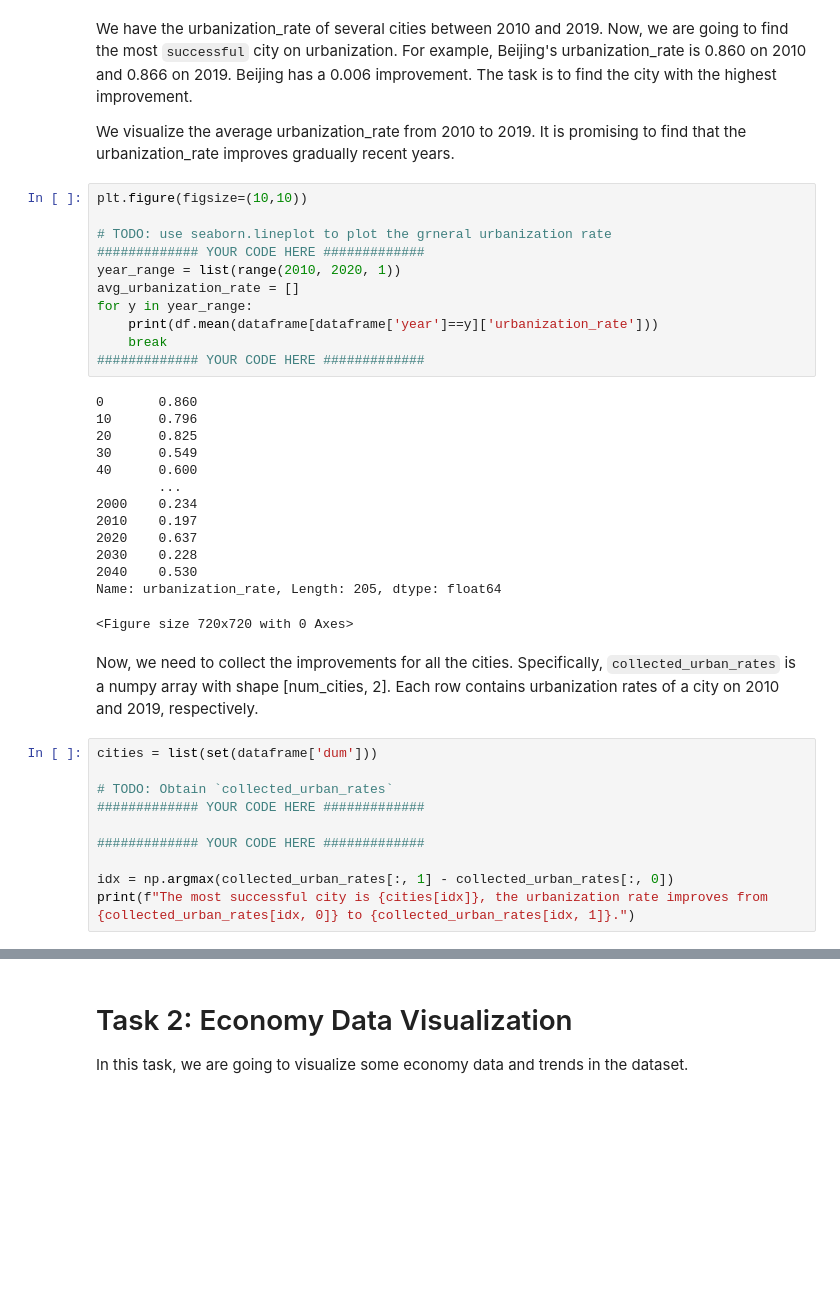
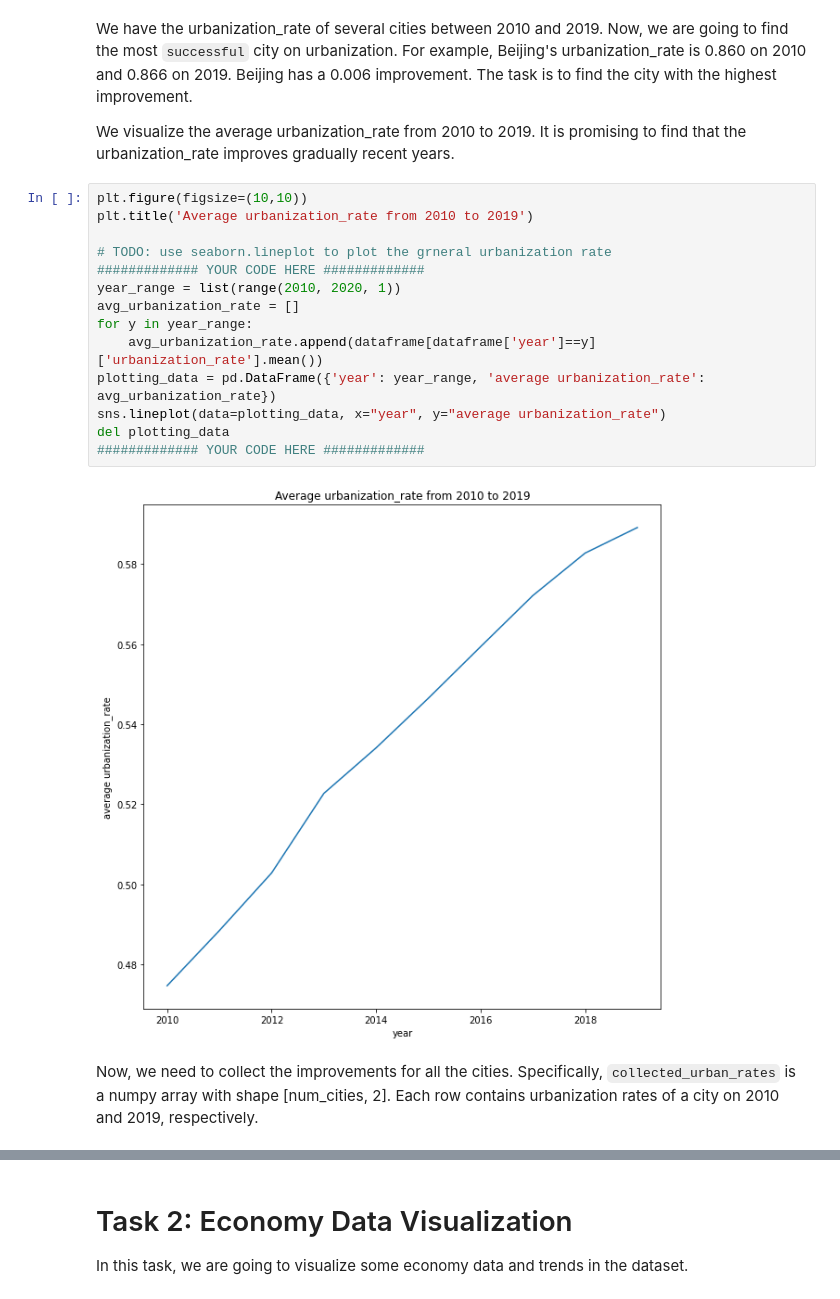
Before and after one commit to Sustech-yx/CS112, a Jupyter notebook: Final Assignment/Part1_plotting/Econ-Visualization.ipynb, the cells around one changed output, grey strips where cells are left out. Cells and saved outputs as stored; diff of their text form; blank space fills up the shorter version.

```diff
--- a/Final Assignment/Part1_plotting/Econ-Visualization.ipynb
+++ b/Final Assignment/Part1_plotting/Econ-Visualization.ipynb
@@ -45,40 +46,21 @@ We visualize the average urbanization_rate from 2010 to 2019.
 It is promising to find that the urbanization_rate improves gradually recent years.
 # %%
 plt.figure(figsize=(10,10))
+plt.title('Average urbanization_rate from 2010 to 2019')
 
 # TODO: use seaborn.lineplot to plot the grneral urbanization rate
 ############# YOUR CODE HERE #############
 year_range = list(range(2010, 2020, 1))
 avg_urbanization_rate = []
 for y in year_range:
-    print(df.mean(dataframe[dataframe['year']==y]['urbanization_rate']))
-    break
+    avg_urbanization_rate.append(dataframe[dataframe['year']==y]['urbanization_rate'].mean())
+plotting_data = pd.DataFrame({'year': year_range, 'average urbanization_rate': avg_urbanization_rate})
+sns.lineplot(data=plotting_data, x="year", y="average urbanization_rate")
+del plotting_data
 ############# YOUR CODE HERE #############
 # %% [output]
-0       0.860
-10      0.796
-20      0.825
-30      0.549
-40      0.600
-        ...
-2000    0.234
-2010    0.197
-2020    0.637
-2030    0.228
-2040    0.530
-Name: urbanization_rate, Length: 205, dtype: float64
-<Figure size 720x720 with 0 Axes>
+[figure, added]
 # %% [markdown]
 Now, we need to collect the improvements for all the cities.
 Specifically, `collected_urban_rates` is a numpy array with shape [num_cities, 2].
 Each row contains urbanization rates of a city on 2010 and 2019, respectively.
-# %%
-cities = list(set(dataframe['dum']))
-
-# TODO: Obtain `collected_urban_rates`
-############# YOUR CODE HERE #############
-
-############# YOUR CODE HERE #############
-
-idx = np.argmax(collected_urban_rates[:, 1] - collected_urban_rates[:, 0])
-print(f"The most successful city is {cities[idx]}, the urbanization rate improves from {collected_urban_rates[idx, 0]} to {collected_urban_rates[idx, 1]}.")
```
Also changed, not shown: parts of 4 cells of this notebook.
